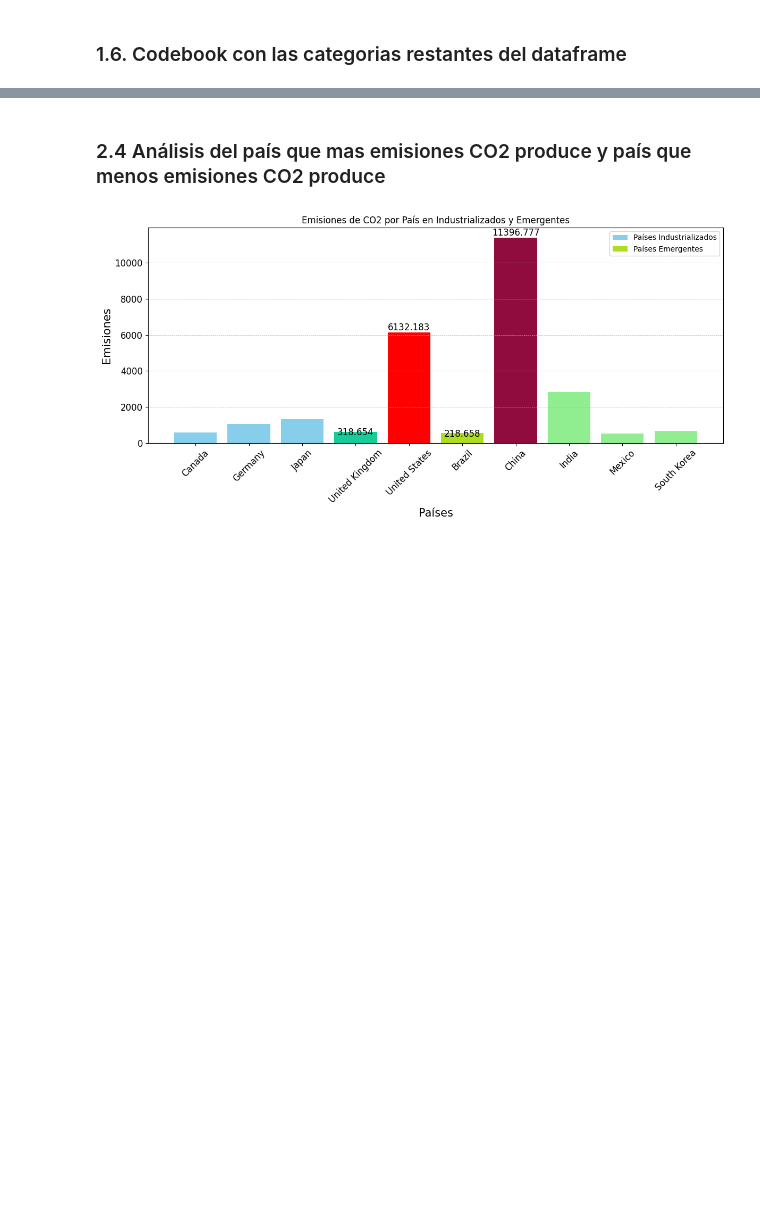
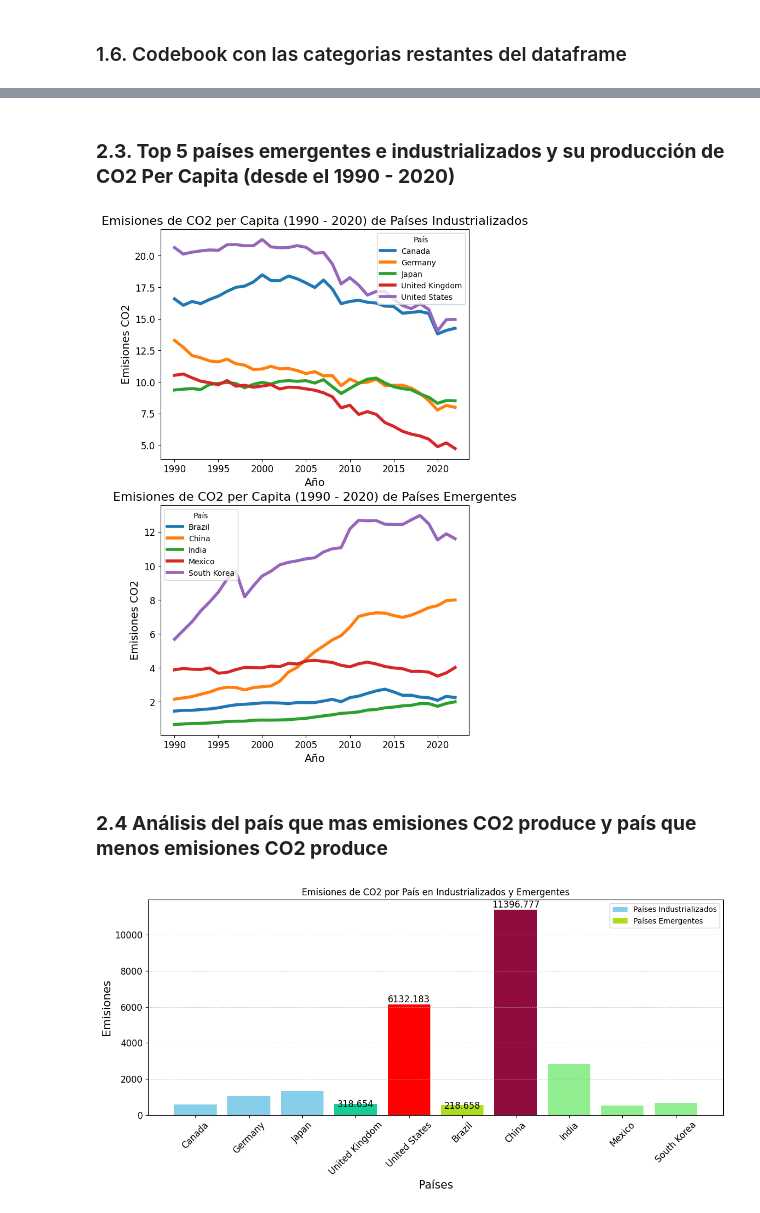
Before and after one commit to ramxv/proyecto-mod1-sic, a Jupyter notebook: main.ipynb, the cells around one changed output, grey strips where cells are left out. Drawn from its saved outputs; the diff is of its cells as text; code cells hidden in the pictures; blank space fills up the shorter version.

```diff
--- a/main.ipynb
+++ b/main.ipynb
@@ -166,5 +233,41 @@ codebook.to_csv(ruta_derivada + '\codebook-new.csv', index=False)
+# %% [markdown]
+### **2.3. Top 5 países emergentes e industrializados y su producción de CO2 Per Capita (desde el 1990 - 2020)**
+# %%
+# Crear Gráfico
+fig = plt.figure(figsize=(16, 12))
+ax1 = plt.subplot2grid((2, 2), (0, 0))
+ax2 = plt.subplot2grid((2, 2), (1, 0))
+
+# Agrupar los países industrializados
+for country, group in data_ind.groupby('country'):
+    group.plot(x='year', ax=ax1, y='co2_per_capita',  label=country, linewidth=4 )
+
+# Títulos y Etiquetas
+ax1.set_title('Emisiones de CO2 per Capita (1990 - 2020) de Países Industrializados', fontsize=16)
+ax1.set_xlabel('Año', fontsize=14)
+ax1.set_ylabel('Emisiones CO2', fontsize=14)
+ax1.tick_params(axis='both', which='major', labelsize=12)
+ax1.legend(title='País')
+
+# Agrupar los países industrializados
+for country, group in data_em.groupby('country'):
+    group.plot(x='year', ax=ax2, y='co2_per_capita',  label=country, linewidth=4 )
+
+# Títulos y Etiquetas
+ax2.set_title('Emisiones de CO2 per Capita (1990 - 2020) de Países Emergentes', fontsize=16)
+ax2.set_xlabel('Año', fontsize=14)
+ax2.set_ylabel('Emisiones CO2', fontsize=14)
+ax2.tick_params(axis='both', which='major', labelsize=12)
+
+# Leyenda
+ax2.legend(title='País')
+
+# Mostrar gráfico
+plt.show()
+# %% [output]
+[figure, added]
 # %% [markdown]
-### 2.4 Análisis del país que mas emisiones CO2 produce y país que menos emisiones CO2 produce
+### **2.4 Análisis del país que mas emisiones CO2 produce y país que menos emisiones CO2 produce**
 # %%
 pais_max_emisiones_ind = data_ind.loc[data_ind['co2'].idxmax()]
 pais_min_emisiones_ind = data_ind.loc[data_ind['co2'].idxmin()]
```
Also changed, not shown: parts of 8 cells of this notebook.
